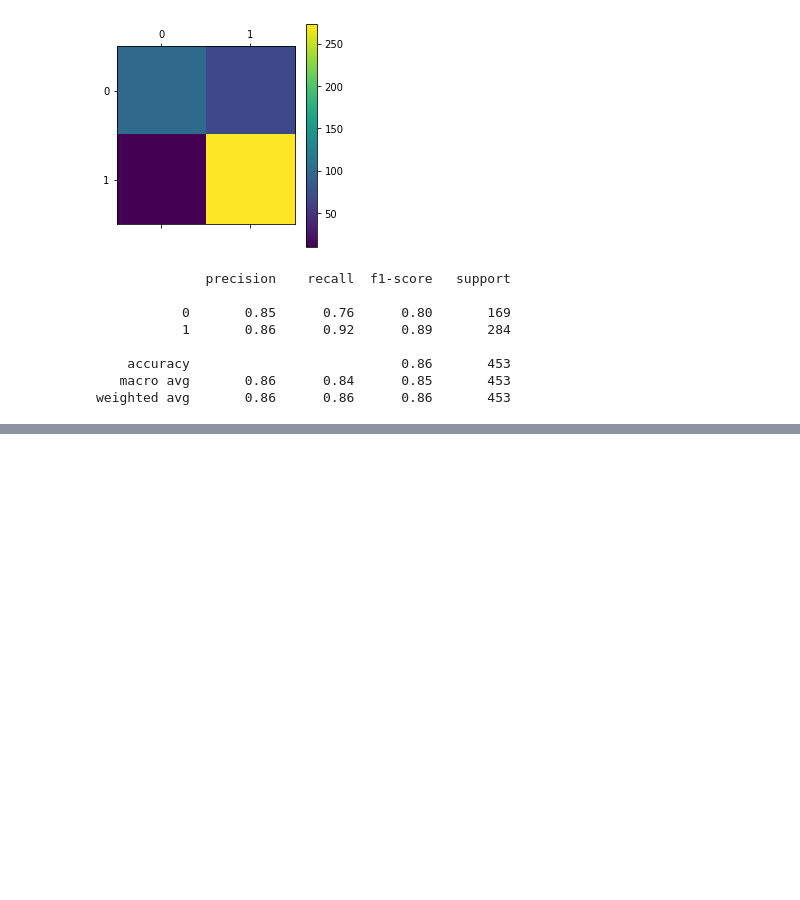
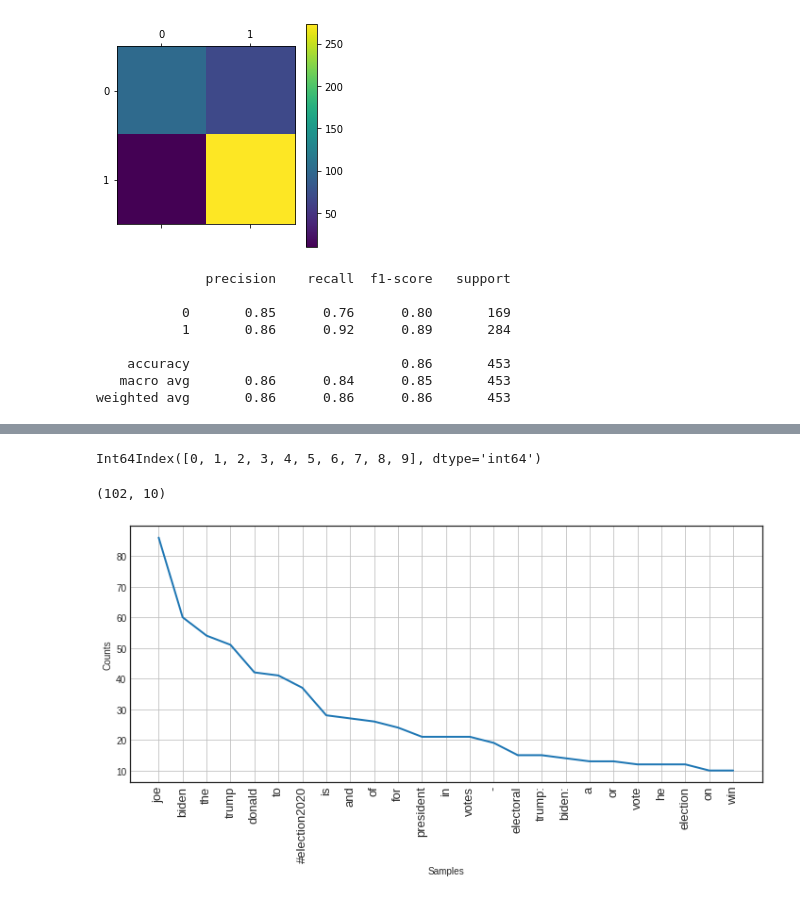
Before and after one commit to Avi-nashkumar/Smaple_Project1, a Jupyter notebook: NBandSVM.ipynb, the cells around one changed output, grey strips where cells are left out. Cells and saved outputs as stored; diff of their text form; code cells hidden in the pictures; blank space fills up the shorter version.

```diff
--- a/NBandSVM.ipynb
+++ b/NBandSVM.ipynb
@@ -234,0 +441,3 @@ weighted avg       0.86      0.86      0.86       453
+# %%
+data=pd.read_csv('data.csv',header=None)
+data.head()
@@ -234,0 +451,23 @@ weighted avg       0.86      0.86      0.86       453
+# %%
+data.columns
+# %% [output]
+Int64Index([0, 1, 2, 3, 4, 5, 6, 7, 8, 9], dtype='int64')
+# %%
+data.shape
+# %% [output]
+(102, 10)
+# %%
+# most common words in twitter dataset
+all_words = []
+for line in list(data[4]):
+    words = line.split()
+    for word in words:
+        all_words.append(word.lower())
+
+# plot word frequency distribution of first few words
+plt.figure(figsize=(12,5))
+plt.xticks(fontsize=13, rotation=90)
+fd = nltk.FreqDist(all_words)
+fd.plot(25,cumulative=False)
+# %% [output]
+[figure, added]
```
Also changed, not shown: parts of 32 cells of this notebook.
